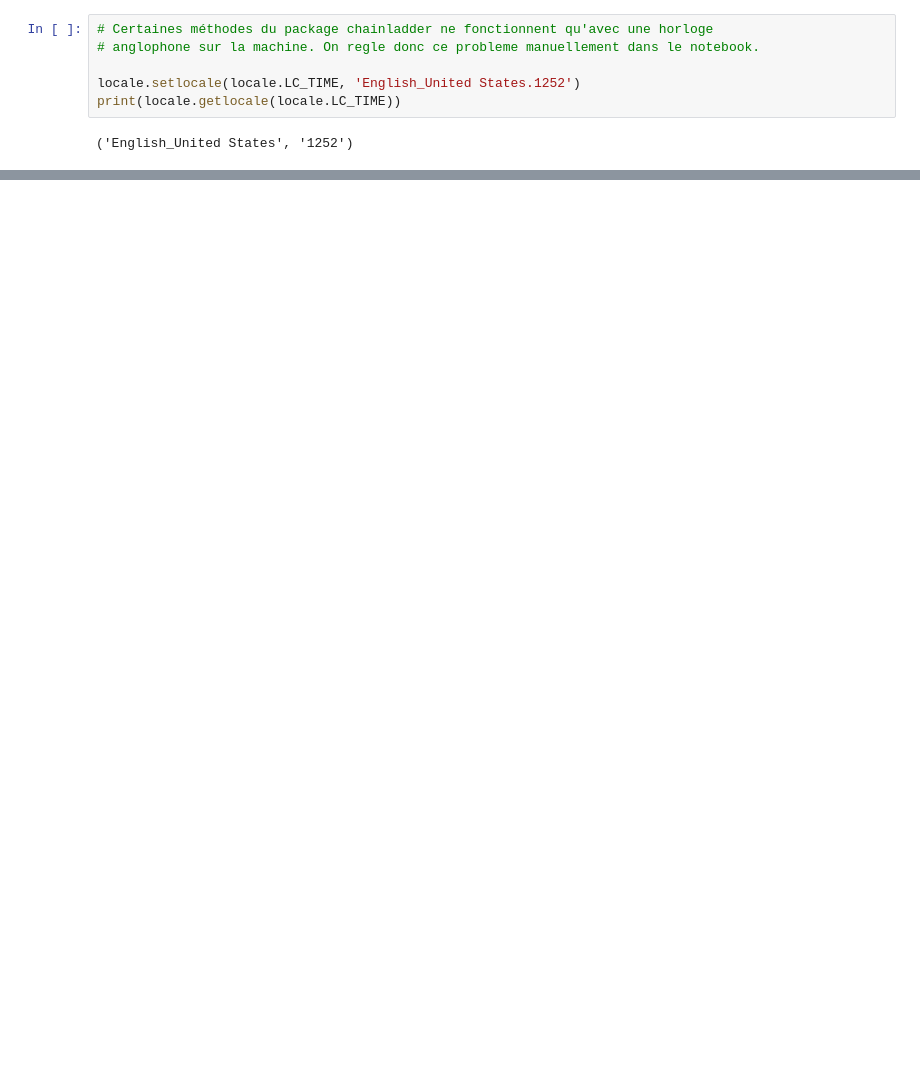
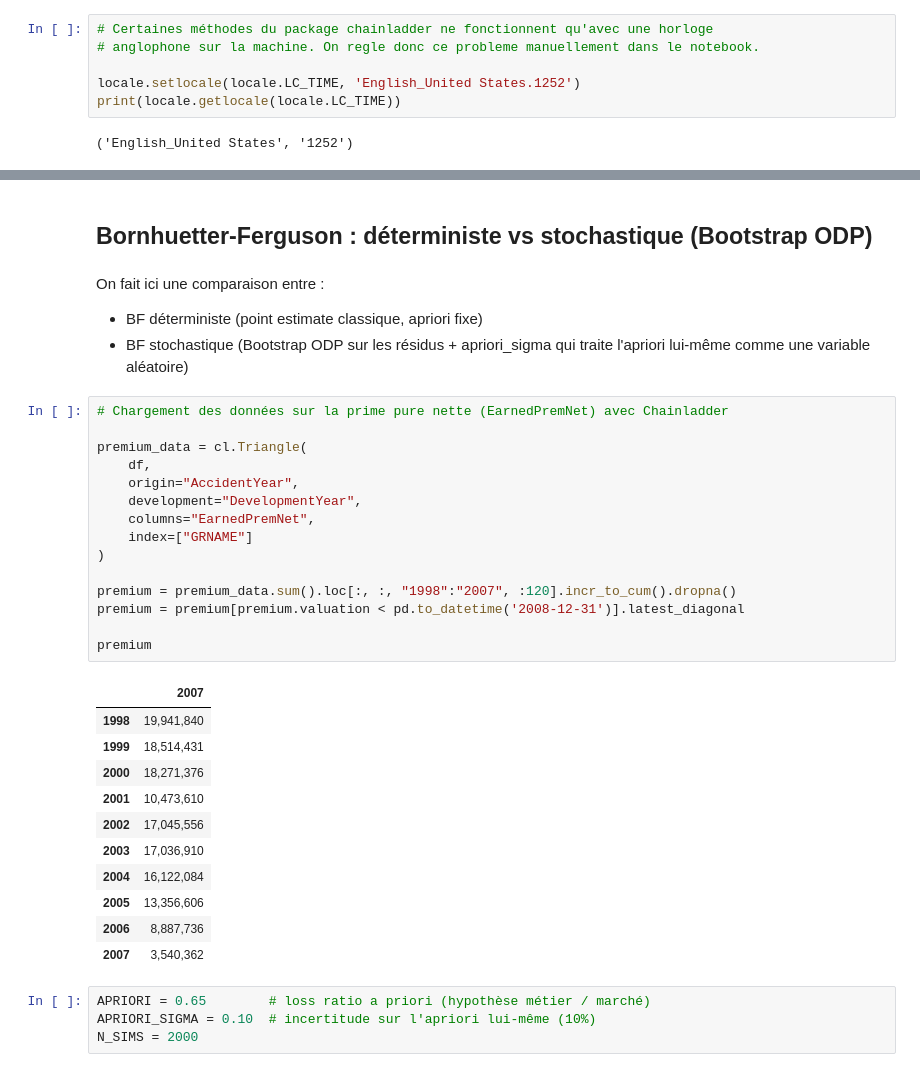
Before and after one commit to mahoutin2004/provisionnement_assurance_non_vie, a Jupyter notebook: notebook.ipynb, the cells around one changed output, grey strips where cells are left out. Saved outputs shown, nothing was run; the diff lists cells and outputs as text; blank space fills up the shorter version.

```diff
--- a/notebook.ipynb
+++ b/notebook.ipynb
@@ -126,0 +248,37 @@ triangle_sup.link_ratio.heatmap()
+# %% [markdown]
+## Bornhuetter-Ferguson : déterministe vs stochastique (Bootstrap ODP) <a id="partie5"></a>
+# %% [markdown]
+On fait ici une comparaison entre :
+- BF déterministe (point estimate classique, apriori fixe)
+- BF stochastique (Bootstrap ODP sur les résidus + apriori_sigma qui traite l'apriori lui-même comme une variable aléatoire)
+# %%
+# Chargement des données sur la prime pure nette (EarnedPremNet) avec Chainladder
+
+premium_data = cl.Triangle(
+    df,
+    origin="AccidentYear",
+    development="DevelopmentYear",
+    columns="EarnedPremNet",
+    index=["GRNAME"]
+)
+
+premium = premium_data.sum().loc[:, :, "1998":"2007", :120].incr_to_cum().dropna()
+premium = premium[premium.valuation < pd.to_datetime('2008-12-31')].latest_diagonal
+
+premium
+# %% [output]
+|  | 2007 |
+| 1998 | 19,941,840 |
+| 1999 | 18,514,431 |
+| 2000 | 18,271,376 |
+| 2001 | 10,473,610 |
+| 2002 | 17,045,556 |
+| 2003 | 17,036,910 |
+| 2004 | 16,122,084 |
+| 2005 | 13,356,606 |
+| 2006 | 8,887,736 |
+| 2007 | 3,540,362 |
+# %%
+APRIORI = 0.65        # loss ratio a priori (hypothèse métier / marché)
+APRIORI_SIGMA = 0.10  # incertitude sur l'apriori lui-même (10%)
+N_SIMS = 2000
```
Also changed, not shown: parts of 20 cells of this notebook, 2 other files.
